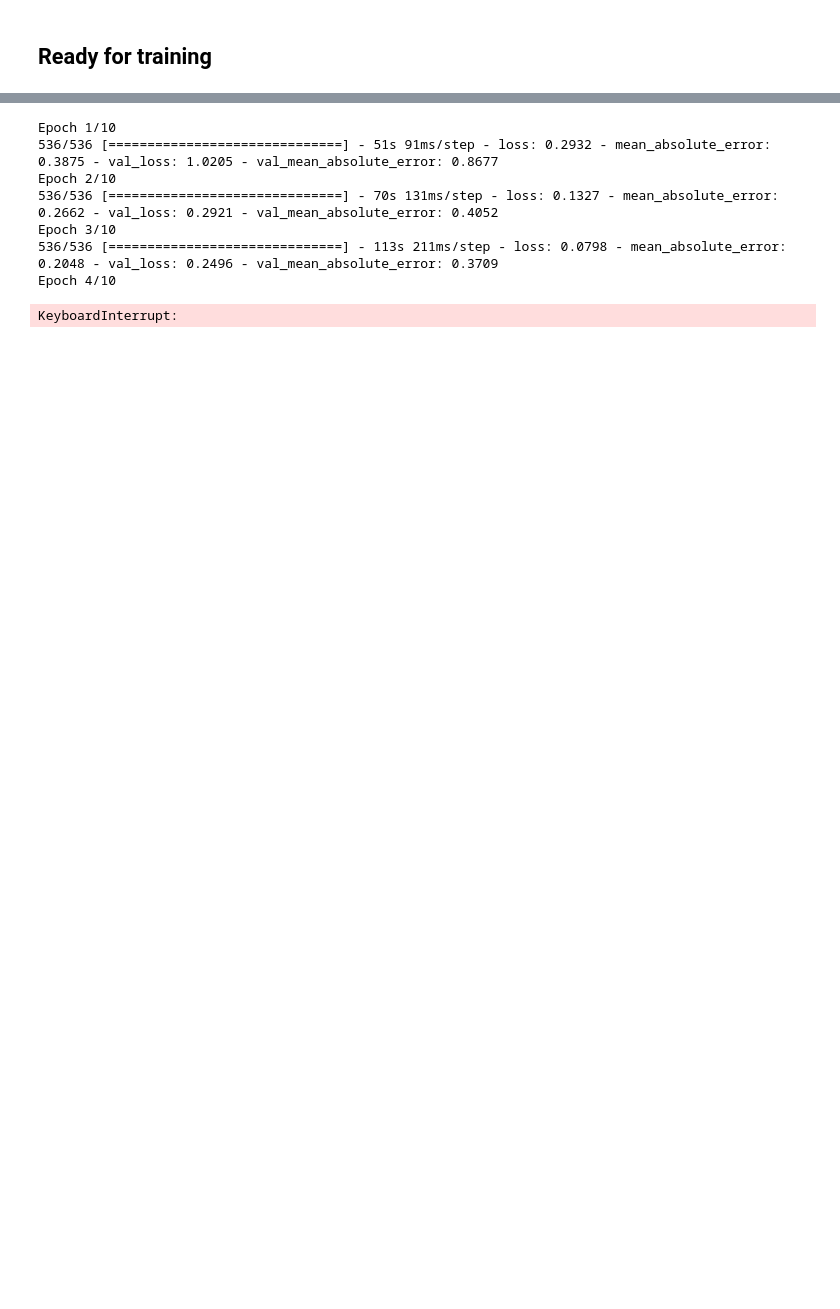
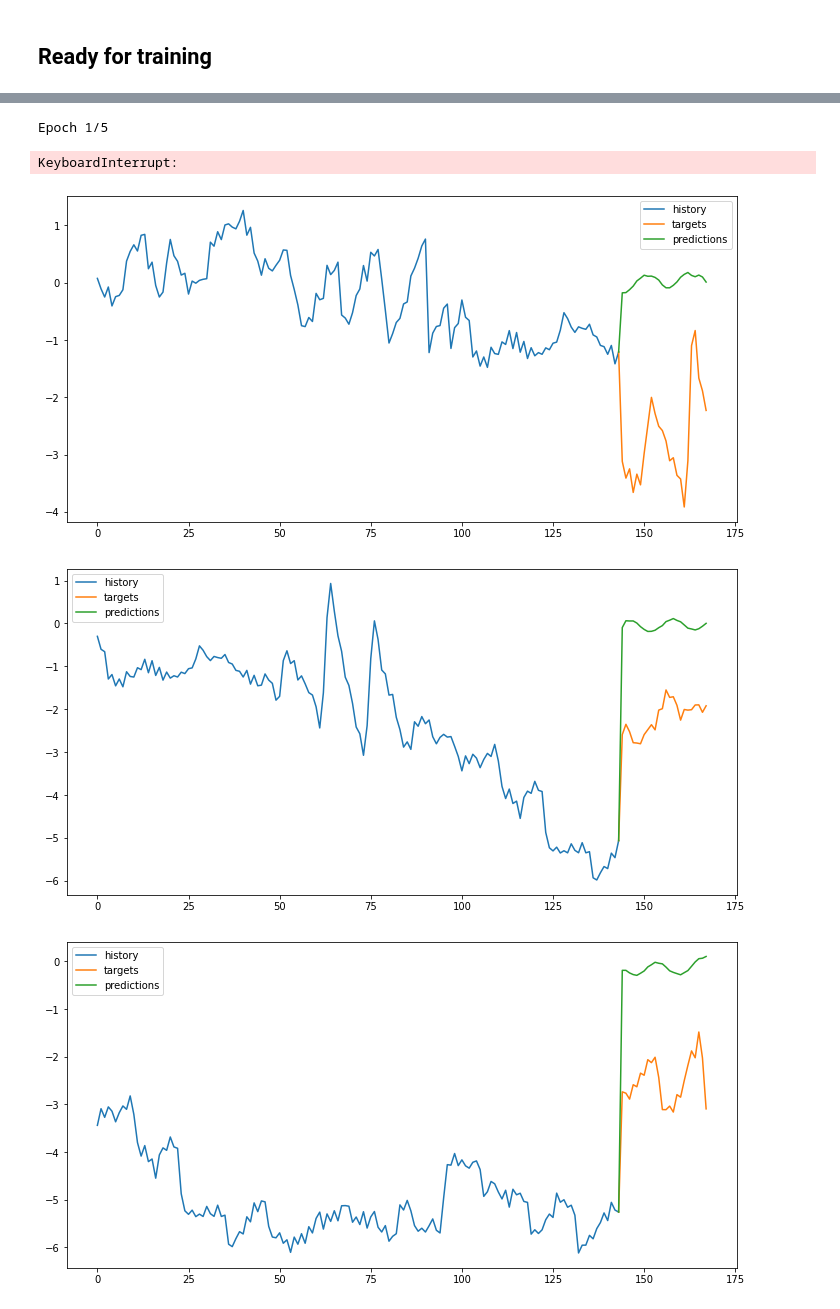
Before and after one commit to Kohmann/DL-power-imbalance-forecasting, a Jupyter notebook: model_training.ipynb, the cells around one changed output, grey strips where cells are left out. Cells and saved outputs as stored; diff of their text form; code cells hidden in the pictures; blank space fills up the shorter version.

```diff
--- a/model_training.ipynb
+++ b/model_training.ipynb
@@ -88,7 +138,7 @@ test_df.head()
 ## Ready for training
 # %%
 %autoreload
-generator = WindowGenerator(train_data=train_df[-12*24*60:], test_data=test_df, validation_data=None, target="y",
-							n_input=12*12, n_output=1, shift=1, num_predictions=12*2)
+generator = WindowGenerator(train_data=train_data[-12*12*12:], validation_data=validation_data, test_data=None , target="y",
+							n_input=12*24, n_output=1, shift=1, num_predictions=12*2)
 generator.getTrainData()
 # %% [output]
@@ -112,16 +162,13 @@ Trainable params: 21,313
 Non-trainable params: 0
 _________________________________________________________________
 # %%
-
-model = fit_and_plot(model, generator.getTrainData(), generator.getTestData(), epochs=10)
+model = fit_and_plot(model, generator.getTrainData(), generator.getValidationData(), epochs=5)
 # %% [output]
-Epoch 1/10
-536/536 [==============================] - 51s 91ms/step - loss: 0.2932 - mean_absolute_error: 0.3875 - val_loss: 1.0205 - val_mean_absolute_error: 0.8677
-Epoch 2/10
-536/536 [==============================] - 70s 131ms/step - loss: 0.1327 - mean_absolute_error: 0.2662 - val_loss: 0.2921 - val_mean_absolute_error: 0.4052
-Epoch 3/10
-536/536 [==============================] - 113s 211ms/step - loss: 0.0798 - mean_absolute_error: 0.2048 - val_loss: 0.2496 - val_mean_absolute_error: 0.3709
-Epoch 4/10
+Epoch 1/5
 KeyboardInterrupt:
 # %%
-generator.predict_and_plot(model, data_raw=test_df, start_positions=[0,100, 200, 300, 400, 500, 600, 700], save_plot=False)
+generator.predict_and_plot(model, data_raw=validation_data, start_positions=[0,100, 200, 300, 400, 500, 600, 700], save_plot=False)
+# %% [output]
+[figure, added]
+[figure, added]
+[figure, added]
```
Also changed, not shown: parts of 15 cells of this notebook, 2 other files.
